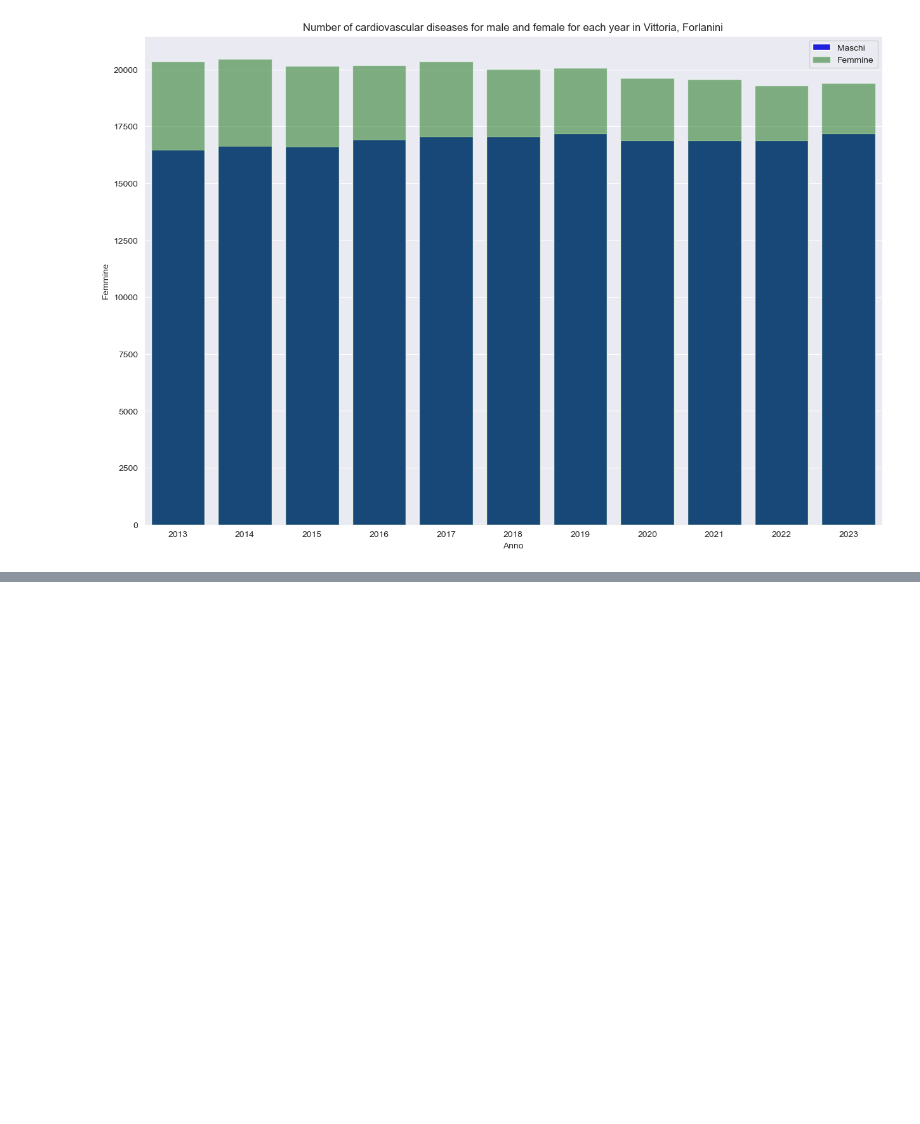
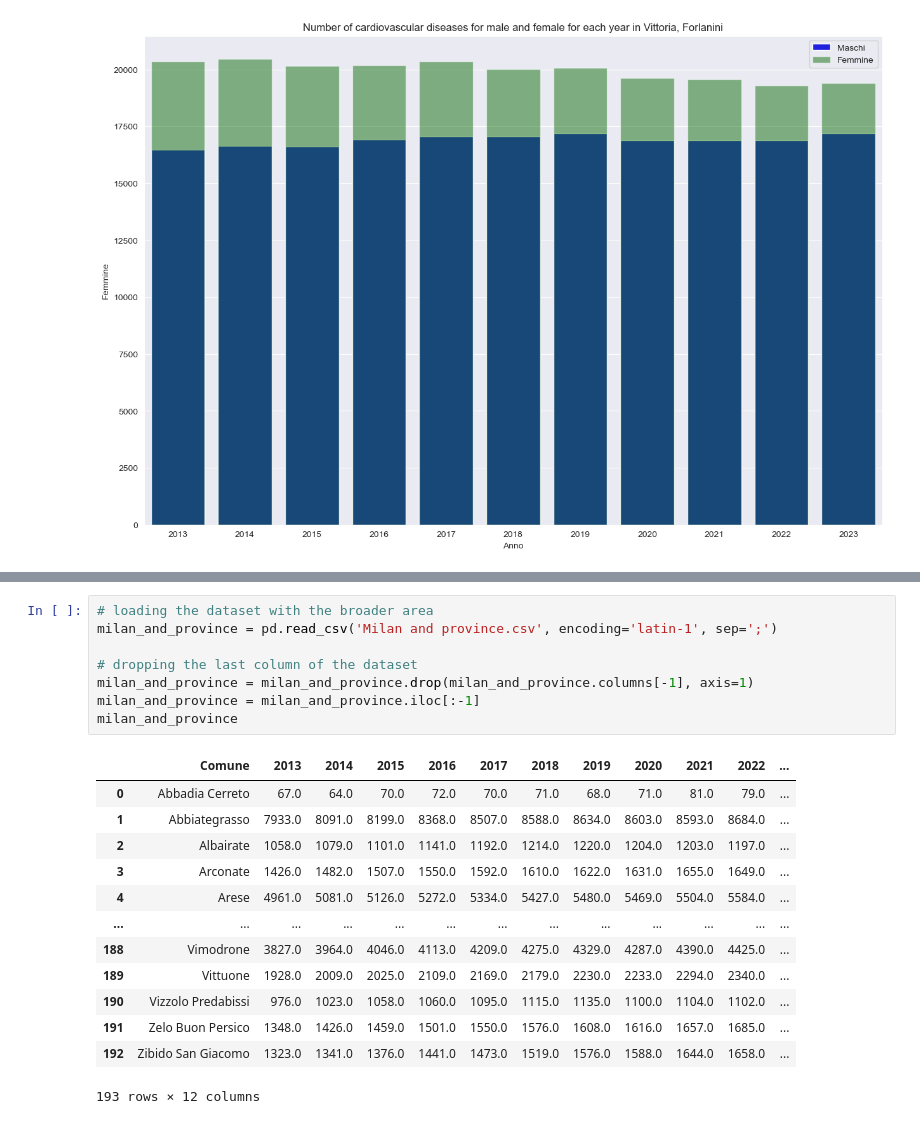
Before and after one commit to LGpolimi/HHE_DSLAB_project_AA2324, a Jupyter notebook: health_data/cardiovascular/Cardiovascular diseases/cardio.ipynb, the cells around one changed output, grey strips where cells are left out. Saved outputs shown, nothing was run; the diff lists cells and outputs as text; blank space fills up the shorter version.

Commit message:
finally able to open the province csv but not it ha sto be understood whether 193 comuni are actually the right number...

```diff
--- a/health_data/cardiovascular/Cardiovascular diseases/cardio.ipynb
+++ b/health_data/cardiovascular/Cardiovascular diseases/cardio.ipynb
@@ -87,0 +104,22 @@ It may be also noted that there is a tendency for women to develpe a cardiovascu
+# %%
+# loading the dataset with the broader area
+milan_and_province = pd.read_csv('Milan and province.csv', encoding='latin-1', sep=';')
+
+# dropping the last column of the dataset
+milan_and_province = milan_and_province.drop(milan_and_province.columns[-1], axis=1)
+milan_and_province = milan_and_province.iloc[:-1]
+milan_and_province
+# %% [output]
+|  | Comune | 2013 | 2014 | 2015 | 2016 | 2017 | 2018 | 2019 | 2020 | 2021 | 2022 | ... |
+| 0 | Abbadia Cerreto | 67.0 | 64.0 | 70.0 | 72.0 | 70.0 | 71.0 | 68.0 | 71.0 | 81.0 | 79.0 | ... |
+| 1 | Abbiategrasso | 7933.0 | 8091.0 | 8199.0 | 8368.0 | 8507.0 | 8588.0 | 8634.0 | 8603.0 | 8593.0 | 8684.0 | ... |
+| 2 | Albairate | 1058.0 | 1079.0 | 1101.0 | 1141.0 | 1192.0 | 1214.0 | 1220.0 | 1204.0 | 1203.0 | 1197.0 | ... |
+| 3 | Arconate | 1426.0 | 1482.0 | 1507.0 | 1550.0 | 1592.0 | 1610.0 | 1622.0 | 1631.0 | 1655.0 | 1649.0 | ... |
+| 4 | Arese | 4961.0 | 5081.0 | 5126.0 | 5272.0 | 5334.0 | 5427.0 | 5480.0 | 5469.0 | 5504.0 | 5584.0 | ... |
+| ... | ... | ... | ... | ... | ... | ... | ... | ... | ... | ... | ... | ... |
+| 188 | Vimodrone | 3827.0 | 3964.0 | 4046.0 | 4113.0 | 4209.0 | 4275.0 | 4329.0 | 4287.0 | 4390.0 | 4425.0 | ... |
+| 189 | Vittuone | 1928.0 | 2009.0 | 2025.0 | 2109.0 | 2169.0 | 2179.0 | 2230.0 | 2233.0 | 2294.0 | 2340.0 | ... |
+| 190 | Vizzolo Predabissi | 976.0 | 1023.0 | 1058.0 | 1060.0 | 1095.0 | 1115.0 | 1135.0 | 1100.0 | 1104.0 | 1102.0 | ... |
+| 191 | Zelo Buon Persico | 1348.0 | 1426.0 | 1459.0 | 1501.0 | 1550.0 | 1576.0 | 1608.0 | 1616.0 | 1657.0 | 1685.0 | ... |
+| 192 | Zibido San Giacomo | 1323.0 | 1341.0 | 1376.0 | 1441.0 | 1473.0 | 1519.0 | 1576.0 | 1588.0 | 1644.0 | 1658.0 | ... |
+193 rows × 12 columns
```
Also changed, not shown: parts of 6 cells of this notebook, 1 other file.
